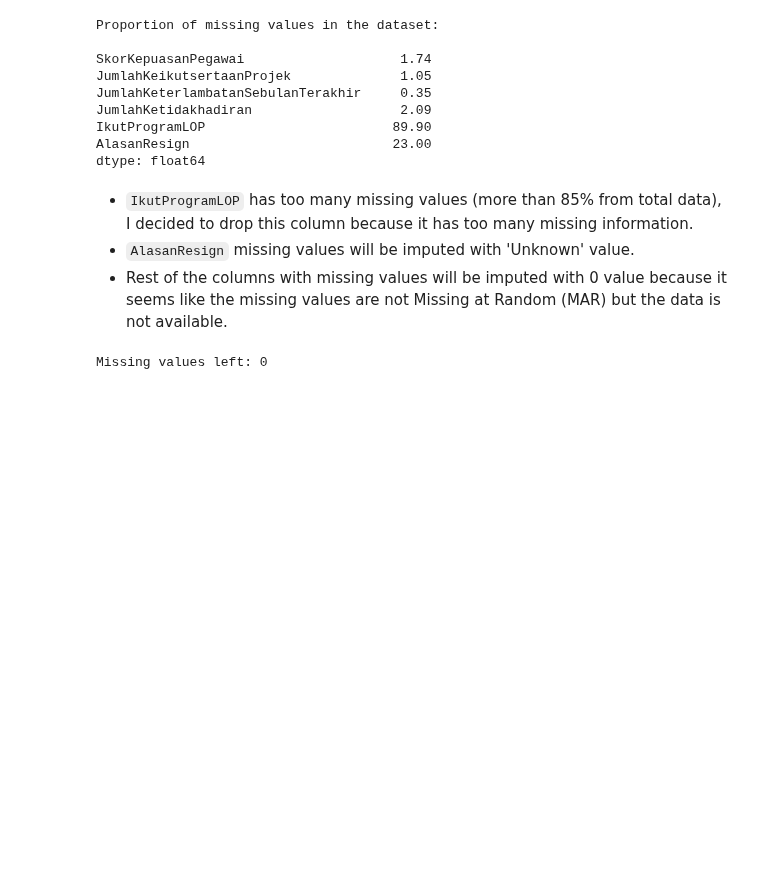
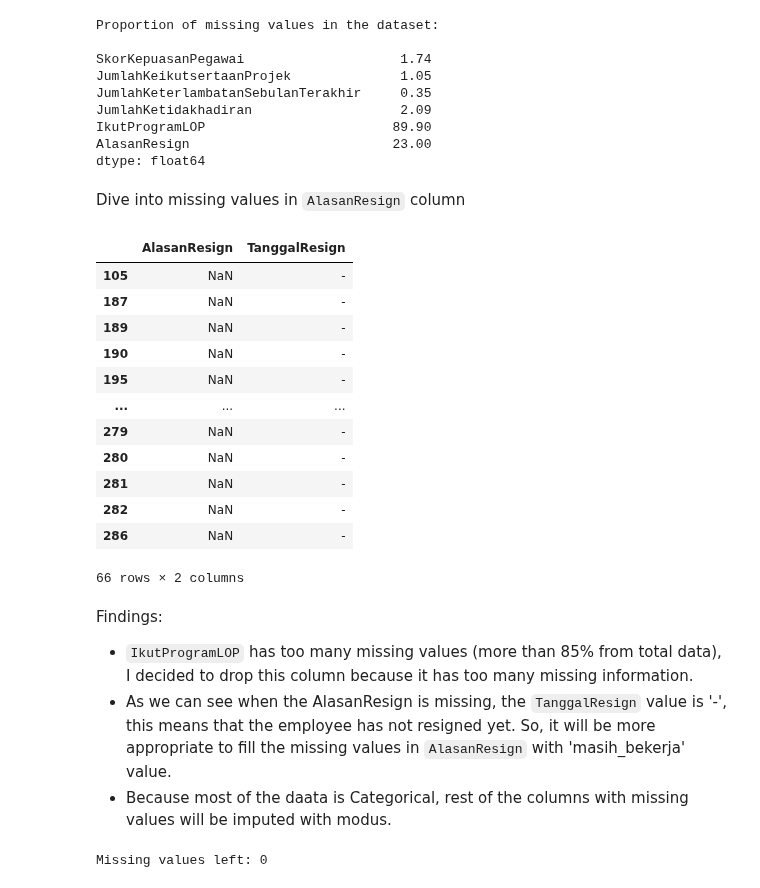
Before and after one commit to azaryasph/Improving-Employee-Retention-By-Predicting-Employee-Attrition-Using-Machine-Learning, a Jupyter notebook: notebook/predict_employee_attrition.ipynb, the cells around one changed output. Cells and saved outputs as stored; diff of their text form; code cells hidden in the pictures; blank space fills up the shorter version.

```diff
--- a/notebook/predict_employee_attrition.ipynb
+++ b/notebook/predict_employee_attrition.ipynb
@@ -90,8 +91,28 @@ JumlahKetidakhadiran                   2.09
 IkutProgramLOP                        89.90
 AlasanResign                          23.00
 dtype: float64
+# %% [markdown]
+Dive into missing values in `AlasanResign` column
+# %%
+resign_nan = data_ori[data_ori['AlasanResign'].isna()]
+resign_nan[['AlasanResign', 'TanggalResign']]
+# %% [output]
+|  | AlasanResign | TanggalResign |
+| 105 | NaN | - |
+| 187 | NaN | - |
+| 189 | NaN | - |
+| 190 | NaN | - |
+| 195 | NaN | - |
+| ... | ... | ... |
+| 279 | NaN | - |
+| 280 | NaN | - |
+| 281 | NaN | - |
+| 282 | NaN | - |
+| 286 | NaN | - |
+66 rows × 2 columns
 # %% [markdown]
+Findings:
 - `IkutProgramLOP` has too many missing values (more than 85% from total data), I decided to drop this column because it has too many missing information.
-- `AlasanResign` missing values will be imputed with 'Unknown' value.
-- Rest of the columns with missing values will be imputed with 0 value because it seems like the missing values are not Missing at Random (MAR) but the data is not available.
+- As we can see when the AlasanResign is missing, the `TanggalResign` value is '-', this means that the employee has not resigned yet. So, it will be more appropriate to fill the missing values in `AlasanResign` with 'masih_bekerja' value.
+- Because most of the daata is Categorical, rest of the columns with missing values will be imputed with modus.
 # %%
```
Also changed, not shown: parts of 15 cells of this notebook, 1 other file.
